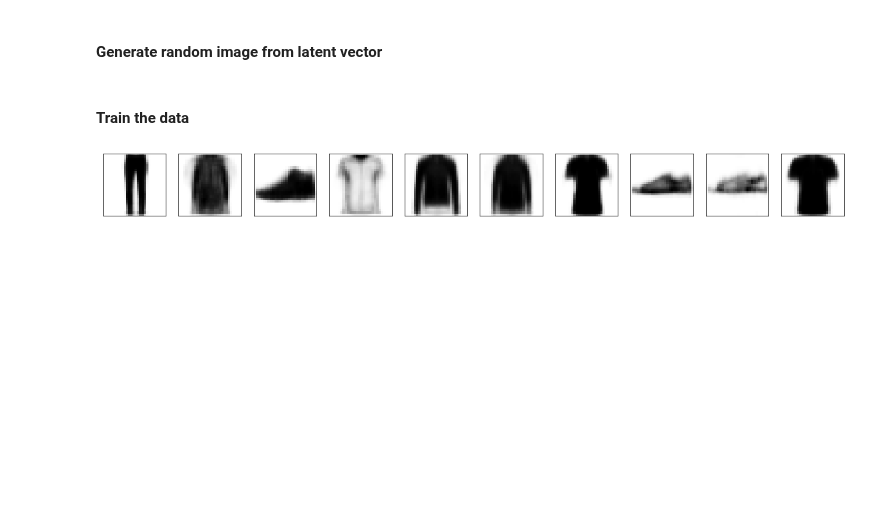
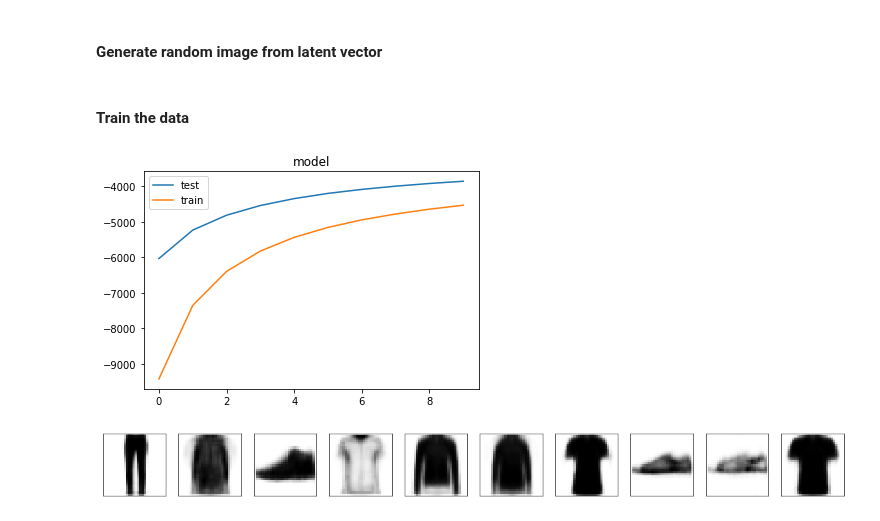
Before and after one commit to lorenzosintini/4YP, a Jupyter notebook: Models_v3/VAE_Novel_NASA.ipynb, the cells around one changed output. Drawn from its saved outputs; the diff is of its cells as text; code cells hidden in the pictures; blank space fills up the shorter version.

```diff
--- a/Models_v3/VAE_Novel_NASA.ipynb
+++ b/Models_v3/VAE_Novel_NASA.ipynb
@@ -112,17 +70,17 @@ class CVAE(tf.keras.Model):
         super(CVAE, self).__init__()
         self.z_size = z_size
         self.encoder_nn = tf.keras.models.Sequential([
-                          tf.keras.layers.Conv2D(32, (3,3), activation='relu', input_shape=(28, 28, 1)),
+                          tf.keras.layers.Conv2D(32, (3,3), activation='relu', input_shape=(64, 64, 6)),
                           tf.keras.layers.Conv2D(64, (3,3), activation='relu'),
                           tf.keras.layers.Flatten(),
                           tf.keras.layers.Dense(z_size*2)
                           ])
 
         self.decoder_nn = tf.keras.models.Sequential([
-                          tf.keras.layers.Dense(units=24*24*64, activation='relu', input_shape=(z_size,)),
-                          tf.keras.layers.Reshape(target_shape=(24, 24, 64)),
+                          tf.keras.layers.Dense(units=60*60*64, activation='relu', input_shape=(z_size,)),
+                          tf.keras.layers.Reshape(target_shape=(60, 60, 64)),
                           tf.keras.layers.Conv2DTranspose(32, (3,3), activation='relu'),
-                          tf.keras.layers.Conv2DTranspose(1, (3,3)),
+                          tf.keras.layers.Conv2DTranspose(6, (3,3)),
                           ])
 
     def encode(self, x):
@@ -236,13 +151,10 @@ def generate_images(model, z_random, figures_to_plot):
 # %%
-def train_test_dataset(model, train_dataset, test_dataset, epochs, generate=True):
-  plots_per_epoch = 10
-  z_random = tf.random.normal(shape=[plots_per_epoch, z_size])
-
+def train_test_dataset(model, train_dataset, test_dataset, epochs):
   test_ELBO = []
   train_ELBO = []
   epoch_number = []
   for epoch in range(epochs):
-    print('Epoch {}'.format(epoch))
+    print('Performing Epoch {}'.format(epoch))
     for train_x in train_dataset:
       train_step(model, train_x, optimizer)
 
@@ -254,8 +166,6 @@ def train_test_dataset(model, train_dataset, test_dataset, epochs, generate=True
     epoch_number.append(epoch)
 
     clear_output()
-    if generate:
-      generate_images(model, z_random, [0,plots_per_epoch])
     plt.plot(epoch_number, test_ELBO, train_ELBO)
     plt.legend(['test','train'])
     plt.title('model')
@@ -292,6 +190,15 @@ input_range = np.amax(typical_images)
 #x_train, y_train = change_ratio(x_train, y_train, chosen_classes, chosen_numbers)
 #chosen_numbers = [1000, 1000, 1000, 1000, 1000, 1000, 1000, 1000, 1000, 1000]
 #x_test, y_test = change_ratio(x_test, y_test, chosen_classes, chosen_numbers)
+# %%
+train_dataset, test_dataset = setup_dataset(typical_images[0:20000].astype('float32'), typical_images[98700:98800].astype('float32'))
+
+z_size = 20
+model = CVAE(z_size)
+
+train_test_dataset(model, train_dataset, test_dataset, 10)
+# %% [output]
+[figure, added]
 # %%
 x_train_0, y_train_0, x_test_0, y_test_0, train_dataset_0, test_dataset_0 = setup_dataset(x_train, y_train, x_test, y_test, chosen_classes=[0,1,2,3,4,5,6,7])
 
```
Also changed, not shown: parts of 9 cells of this notebook.
